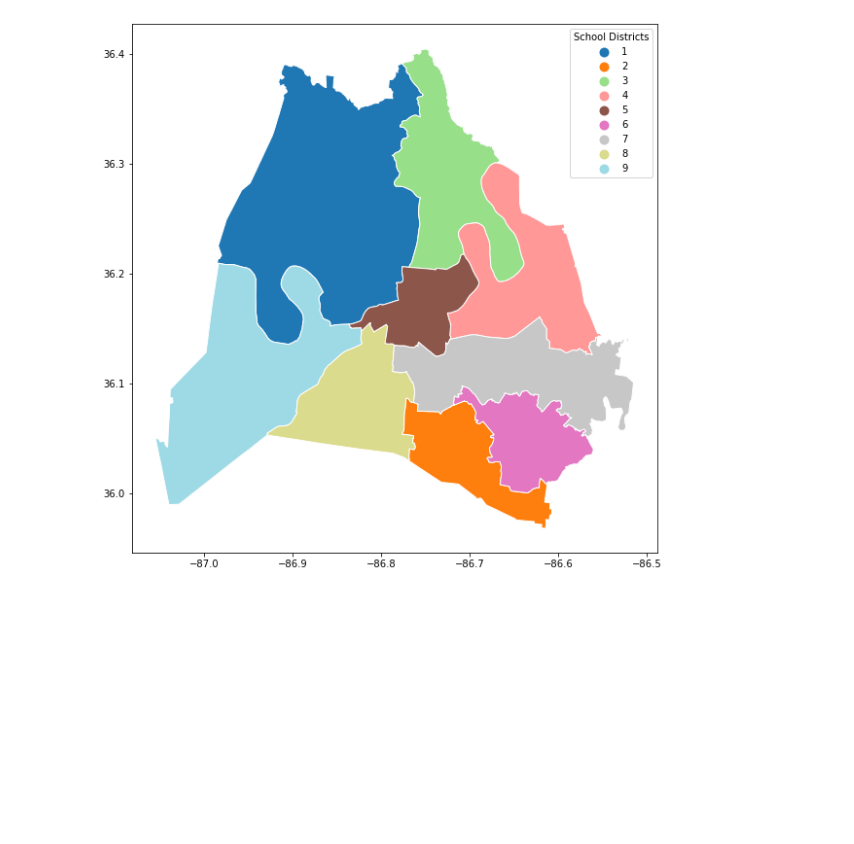
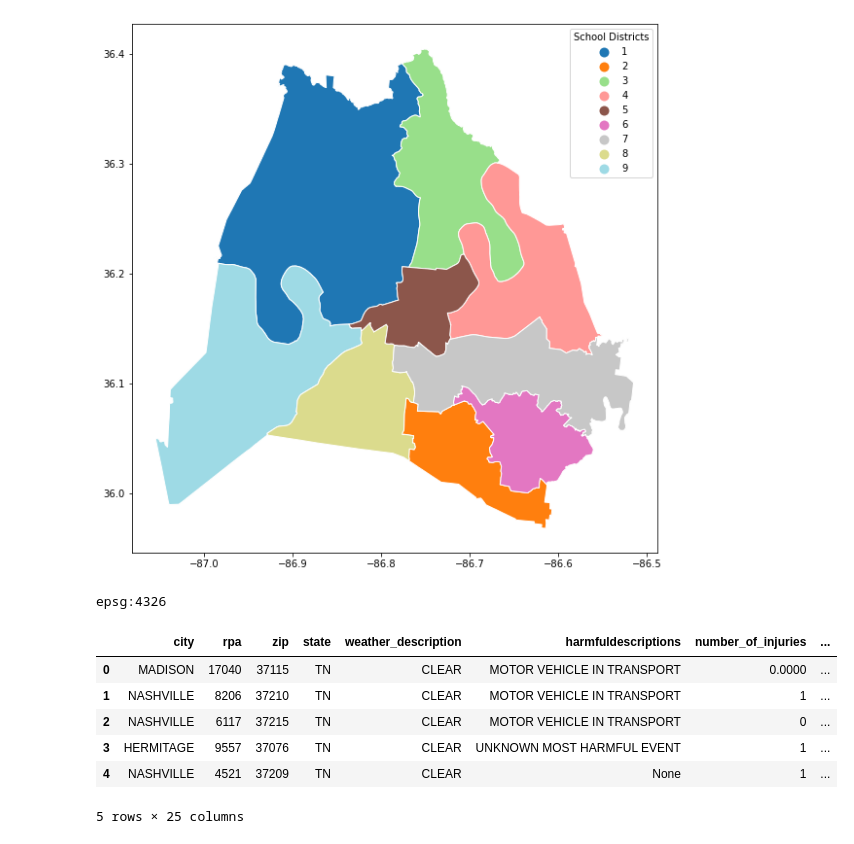
Before and after one commit to PatrickAtwater/Pedestrian_Accidents_by_School_District_Geospatial_Pandas, a Jupyter notebook: notebooks/geospatial_project.ipynb, the cells around one changed output. Saved outputs shown, nothing was run; the diff lists cells and outputs as text; code cells hidden in the pictures; blank space fills up the shorter version.

```diff
--- a/notebooks/geospatial_project.ipynb
+++ b/notebooks/geospatial_project.ipynb
@@ -56,0 +55,13 @@ Schools
+# %%
+traffic_accidents = gpd.read_file('../data/Traffic_Accidents.geojson')
+print(traffic_accidents.crs)
+traffic_accidents.head(5)
+# %% [output]
+epsg:4326
+|  | city | rpa | zip | state | weather_description | harmfuldescriptions | number_of_injuries | ... |
+| 0 | MADISON | 17040 | 37115 | TN | CLEAR | MOTOR VEHICLE IN TRANSPORT | 0.0000 | ... |
+| 1 | NASHVILLE | 8206 | 37210 | TN | CLEAR | MOTOR VEHICLE IN TRANSPORT | 1 | ... |
+| 2 | NASHVILLE | 6117 | 37215 | TN | CLEAR | MOTOR VEHICLE IN TRANSPORT | 0 | ... |
+| 3 | HERMITAGE | 9557 | 37076 | TN | CLEAR | UNKNOWN MOST HARMFUL EVENT | 1 | ... |
+| 4 | NASHVILLE | 4521 | 37209 | TN | CLEAR | None | 1 | ... |
+5 rows × 25 columns
```
Also changed, not shown: parts of 22 cells of this notebook.
